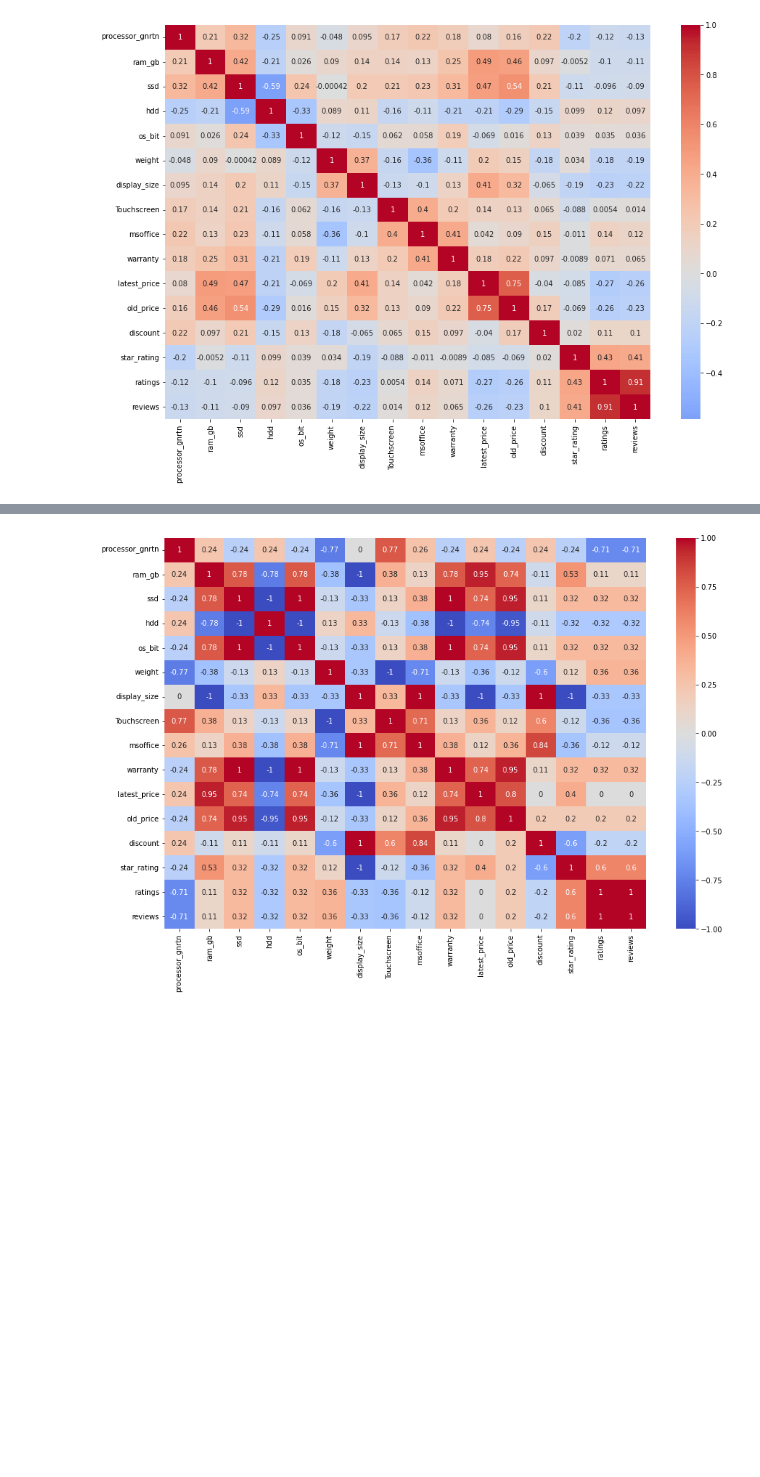
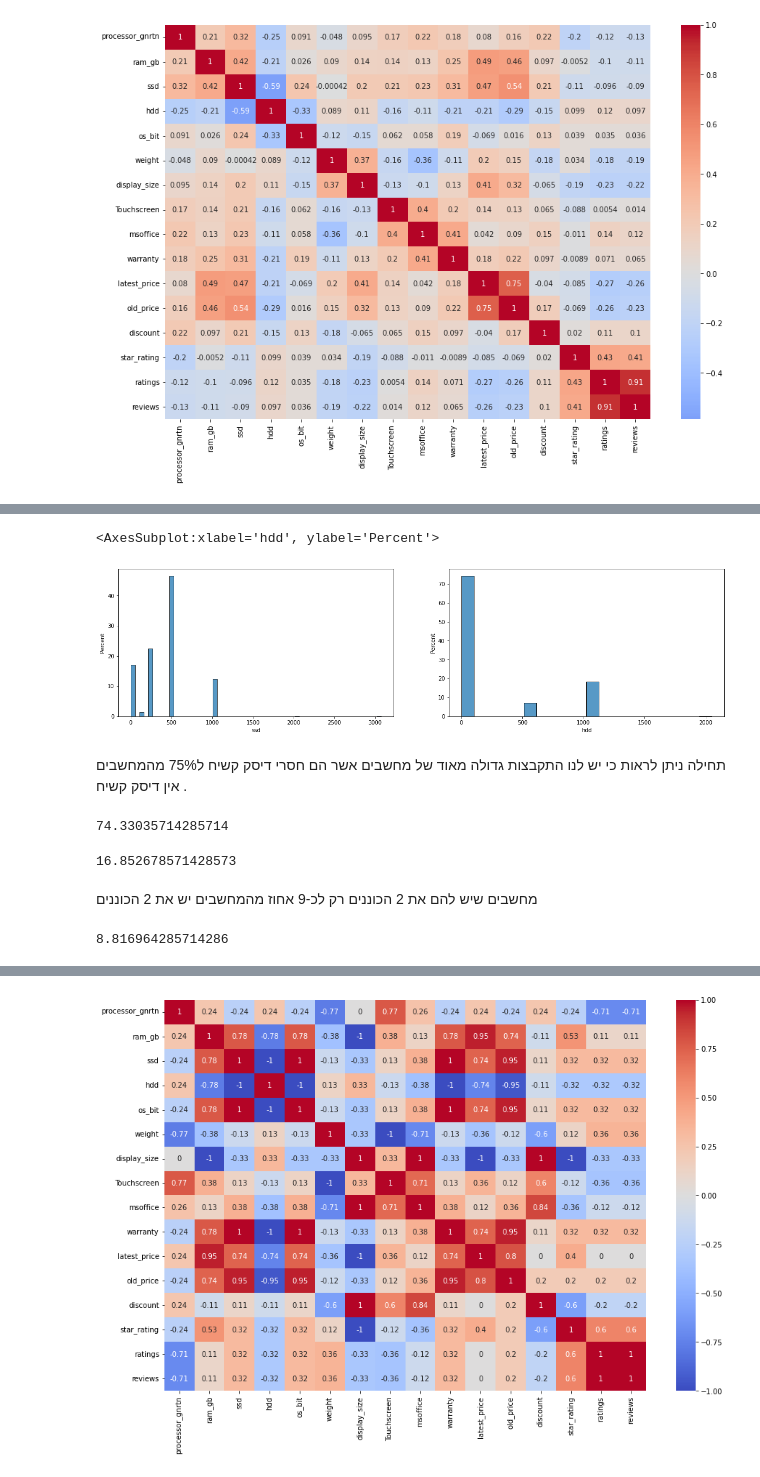
Before and after one commit to NoaBarNov/Data-Science-Project, a Jupyter notebook: newfinalproject.ipynb, the cells around one changed output, grey strips where cells are left out. Drawn from its saved outputs; the diff is of its cells as text; code cells hidden in the pictures; blank space fills up the shorter version.

```diff
--- a/newfinalproject.ipynb
+++ b/newfinalproject.ipynb
@@ -526,0 +541,26 @@ plt.subplots_adjust(wspace = 0.5)
+# %%
+fig, ax = plt.subplots(1,2,figsize=(20, 5))
+sns.histplot(data = data, x='ssd', stat = 'percent',ax = ax[0])
+sns.histplot(data = data, x='hdd', stat = 'percent',ax = ax[1])
+# %% [output]
+<AxesSubplot:xlabel='hdd', ylabel='Percent'>
+[figure, added]
+# %% [markdown]
+ תחילה ניתן לראות כי יש לנו התקבצות גדולה מאוד של מחשבים אשר הם חסרי דיסק קשיח
+ ל75% מהמחשבים אין דיסק קשיח .
+# %%
+len(data[data.hdd == 0])/len(data)*100 # 666/896*100
+# %% [output]
+74.33035714285714
+# %%
+len(data[(data.ssd == 0) & (data.hdd>0)])/len(data)*100  #151/896*100
+# %% [output]
+16.852678571428573
+# %% [markdown]
+ מחשבים שיש להם את 2 הכוננים
+ רק לכ-9 אחוז מהמחשבים יש את 2 הכוננים
+# %%
+hdd_ssd = data[(data.ssd >0) & (data.hdd>0)]
+len(hdd_ssd)/len(data)*100 # 79/896*100
+# %% [output]
+8.816964285714286
```
Also changed, not shown: parts of 87 cells of this notebook, 3 other files.
